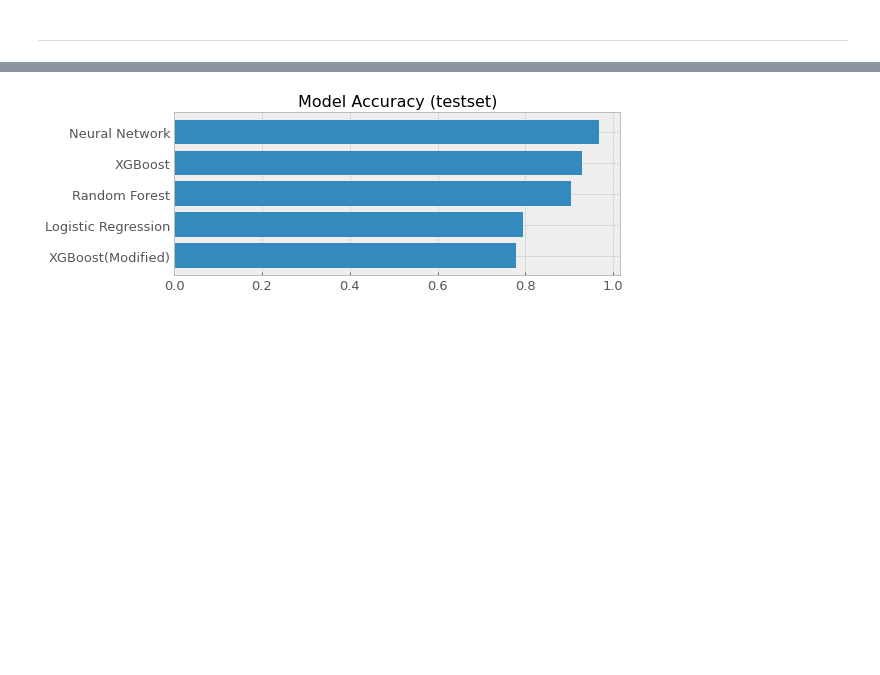
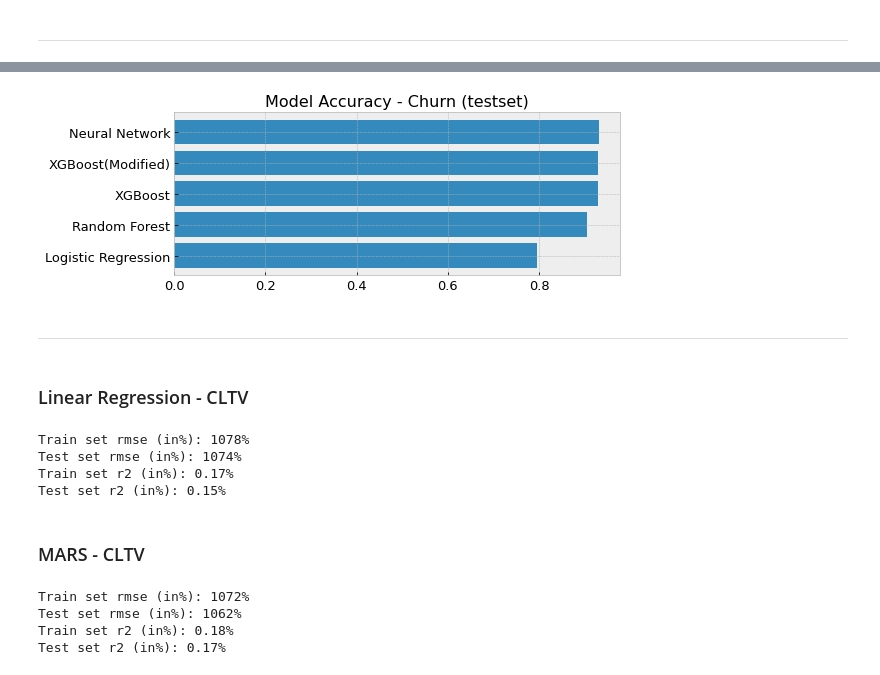
Before and after one commit to syakun0212/Telco-Customer-Churn-Data-Anlaysis, a Jupyter notebook: BC2407 Project.ipynb, the cells around one changed output, grey strips where cells are left out. Saved outputs shown, nothing was run; the diff lists cells and outputs as text; code cells hidden in the pictures; blank space fills up the shorter version.

Commit message:
update model scripts

```diff
--- a/BC2407 Project.ipynb
+++ b/BC2407 Project.ipynb
@@ -510,6 +551,6 @@ print(f"Elapsed time to compute the importances: {elapsed_time:.3f} seconds")
 # %%
 # Visualize
-RF_feature_impt = pd.Series(RF_result.importances_mean, index=XGB_X.columns)
+RF_feature_impt = pd.Series(RF_result.importances_mean, index=RF_X_train.columns)
 RF_feature_impt = RF_feature_impt .sort_values(ascending=False).to_frame("Feature importance")
 
 plot_barh(RF_feature_impt.head(20),
@@ -634,11 +675,63 @@ results_df
 # %%
 plot_barh( results_df,
                 column_to_plot = 'test_accuracy',
-                title = "Model Accuracy (testset)",
+                title = "Model Accuracy - Churn (testset)",
                 figsize=(8,3),
                 title_size=16,
                 label_size=13,
                 style="bmh"
          )
 # %% [output]
-[figure, old version]
+[figure, new version]
+# %% [markdown]
+---
+# %% [markdown]
+### Linear Regression - CLTV
+# %%
+from sklearn.linear_model import LinearRegression
+
+data_LinR = data_encoded.copy()
+data_LinR = data_LinR.drop(geographical_col,axis=1)
+data_LinR = data_LinR.replace("No internet service",0)
+data_LinR = data_LinR.replace("No phone service",0)
+
+LinR_X = data_LinR[independent_var]
+LinR_y = data_LinR['CLTV']
+LinR_X_train, LinR_X_test, LinR_y_train, LinR_y_test = train_test_split(LinR_X, LinR_y, train_size=0.8,
+                                                                                                random_state=2022)
+LinR_model = LinearRegression()
+LinR_model.fit(LinR_X_train, LinR_y_train)
+LinR_pred_train = LinR_model.predict(LinR_X_train)
+LinR_pred_test = LinR_model.predict(LinR_X_test)
+
+LinR_train_rmse,LinR_test_rmse,LinR_train_r2, LinR_test_r2 = get_rmse(LinR_y_train,LinR_pred_train,LinR_y_test,LinR_pred_test)
+# %% [output]
+Train set rmse (in%): 1078%
+Test set rmse (in%): 1074%
+Train set r2 (in%): 0.17%
+Test set r2 (in%): 0.15%
+# %% [markdown]
+### MARS - CLTV
+# %%
+# Have different error metrics
+from pyearth import Earth
+data_MARS = data_encoded.copy()
+data_MARS = data_MARS.drop(geographical_col,axis=1)
+data_MARS = data_MARS.replace("No internet service",0)
+data_MARS = data_MARS.replace("No phone service",0)
+
+MARS_X = data_MARS[independent_var]
+MARS_y = data_MARS['CLTV']
+MARS_X_train, MARS_X_test, MARS_y_train, MARS_y_test = train_test_split(MARS_X, MARS_y, train_size=0.8,
+                                                                                                random_state=2022)
+MARS_model = Earth()
+MARS_model.fit(MARS_X_train, MARS_y_train)
+MARS_pred_train = MARS_model.predict(MARS_X_train)
+MARS_pred_test = MARS_model.predict(MARS_X_test)
+
+MARS_train_rmse,MARS_test_rmse,MARS_train_r2, MARS_test_r2 = get_rmse(MARS_y_train,MARS_pred_train,MARS_y_test,MARS_pred_test)
+# %% [output]
+Train set rmse (in%): 1072%
+Test set rmse (in%): 1062%
+Train set r2 (in%): 0.18%
+Test set r2 (in%): 0.17%
```
Also changed, not shown: parts of 26 cells of this notebook.
